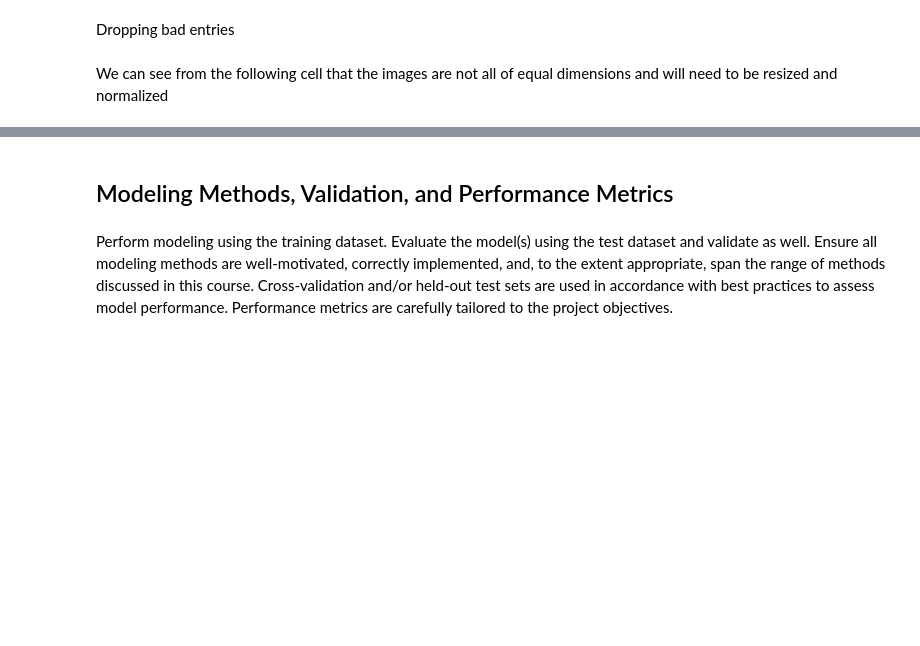
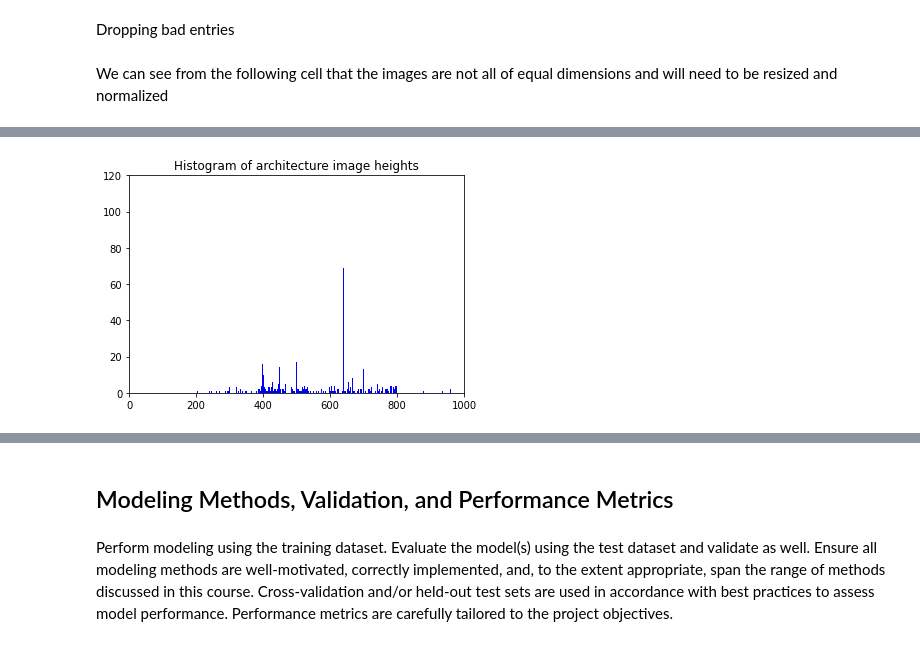
Before and after one commit to ianfeekes-sandiego/Computer_Vision_Group_Project, a Jupyter notebook: CatsOnThat.ipynb, the cells around one changed output, grey strips where cells are left out. Saved outputs shown, nothing was run; the diff lists cells and outputs as text; code cells hidden in the pictures; blank space fills up the shorter version.

```diff
--- a/CatsOnThat.ipynb
+++ b/CatsOnThat.ipynb
@@ -230,0 +302,8 @@ smallestImageShape
+# %%
+plt.bar(yDimensions.keys(), yDimensions.values(), 1.0, color='b')
+plt.ylim([0, 120])
+plt.xlim([0, 1000])
+plt.title("Histogram of architecture image heights")
+plt.show()
+# %% [output]
+[figure, added]
```
Also changed, not shown: parts of 21 cells of this notebook.
